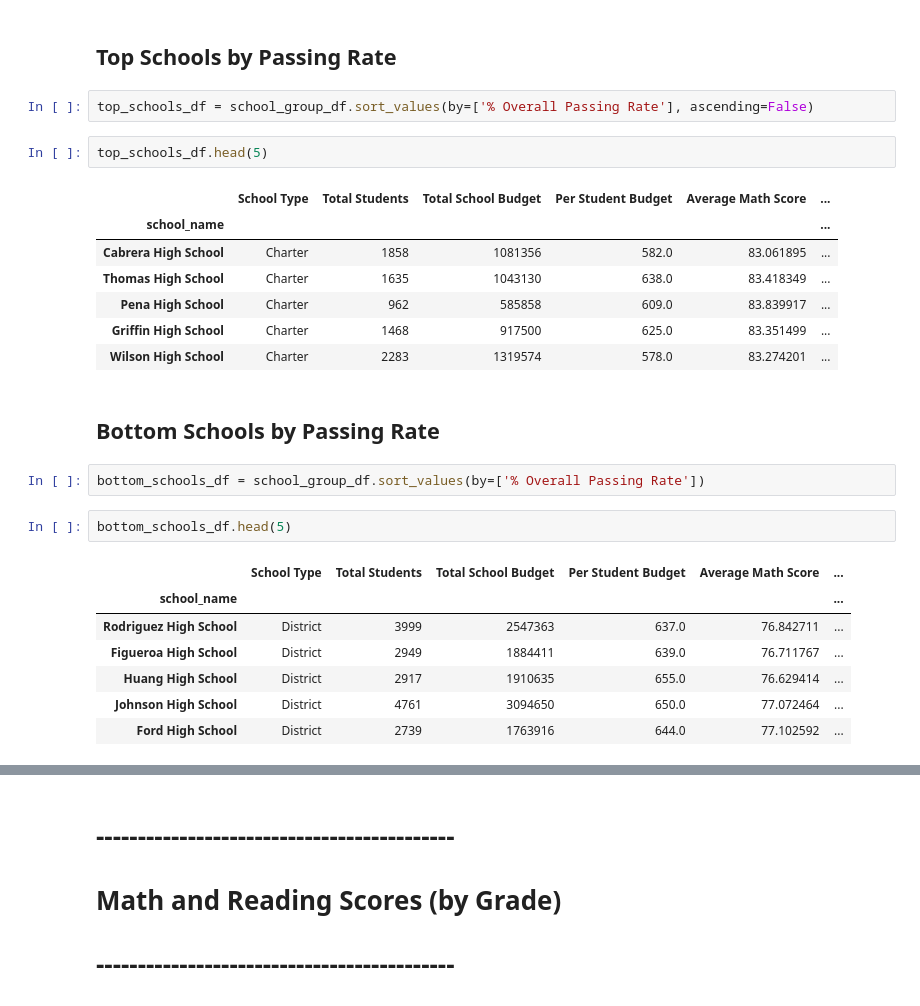
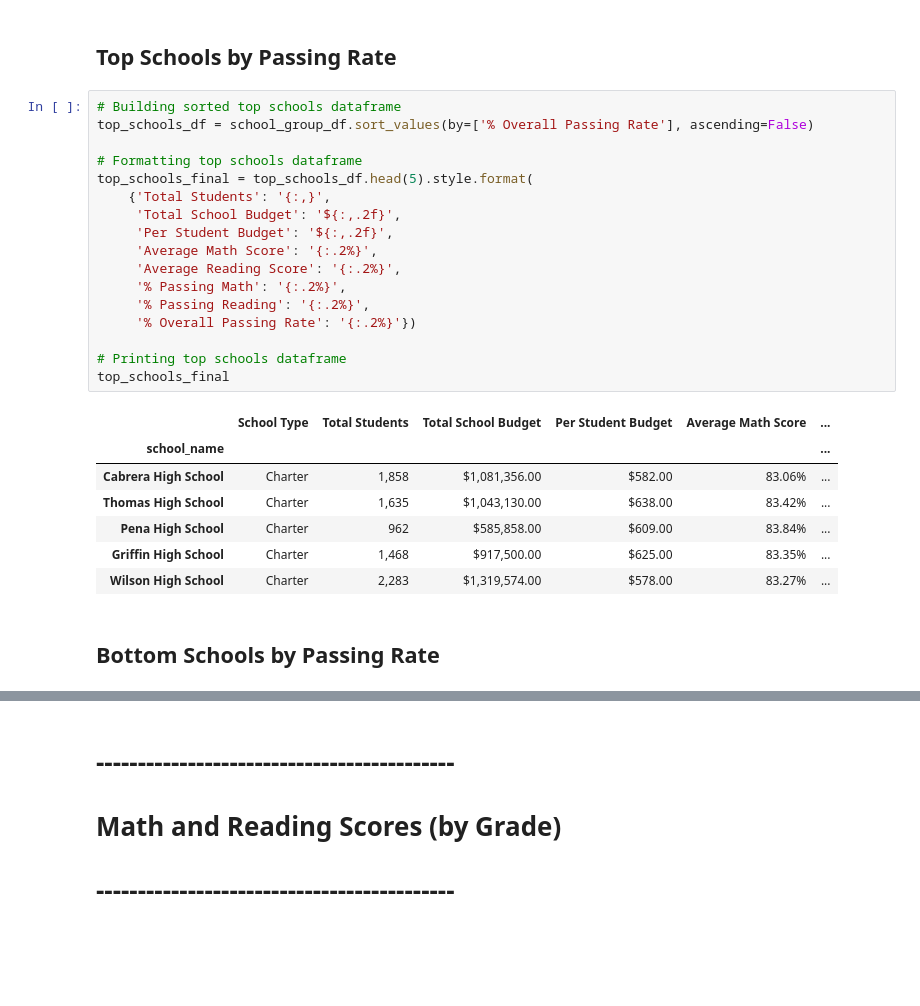
Before and after one commit to troypramsey/pandas-challenge, a Jupyter notebook: PyCitySchools.ipynb, the cells around one changed output, grey strips where cells are left out. Drawn from its saved outputs; the diff is of its cells as text; blank space fills up the shorter version.

```diff
--- a/PyCitySchools.ipynb
+++ b/PyCitySchools.ipynb
@@ -97,29 +114,30 @@ school_group_df
 # --------------------------------------------------
 # %% [markdown]
 ## Top Schools by Passing Rate
-# %%
-top_schools_df = school_group_df.sort_values(by=['% Overall Passing Rate'], ascending=False)
-# %%
-top_schools_df.head(5)
-# %% [output]
-|  | School Type | Total Students | Total School Budget | Per Student Budget | Average Math Score | ... |
-| school_name |  |  |  |  |  | ... |
-| Cabrera High School | Charter | 1858 | 1081356 | 582.0 | 83.061895 | ... |
-| Thomas High School | Charter | 1635 | 1043130 | 638.0 | 83.418349 | ... |
-| Pena High School | Charter | 962 | 585858 | 609.0 | 83.839917 | ... |
-| Griffin High School | Charter | 1468 | 917500 | 625.0 | 83.351499 | ... |
-| Wilson High School | Charter | 2283 | 1319574 | 578.0 | 83.274201 | ... |
+# %%
+# Building sorted top schools dataframe
+top_schools_df = school_group_df.sort_values(by=['% Overall Passing Rate'], ascending=False)
+
+# Formatting top schools dataframe
+top_schools_final = top_schools_df.head(5).style.format(
+    {'Total Students': '{:,}',
+     'Total School Budget': '${:,.2f}',
+     'Per Student Budget': '${:,.2f}',
+     'Average Math Score': '{:.2%}',
+     'Average Reading Score': '{:.2%}',
+     '% Passing Math': '{:.2%}',
+     '% Passing Reading': '{:.2%}',
+     '% Overall Passing Rate': '{:.2%}'})
+
+# Printing top schools dataframe
+top_schools_final
+# %% [output]
+|  | School Type | Total Students | Total School Budget | Per Student Budget | Average Math Score | ... |
+| school_name |  |  |  |  |  | ... |
+| Cabrera High School | Charter | 1,858 | $1,081,356.00 | $582.00 | 83.06% | ... |
+| Thomas High School | Charter | 1,635 | $1,043,130.00 | $638.00 | 83.42% | ... |
+| Pena High School | Charter | 962 | $585,858.00 | $609.00 | 83.84% | ... |
+| Griffin High School | Charter | 1,468 | $917,500.00 | $625.00 | 83.35% | ... |
+| Wilson High School | Charter | 2,283 | $1,319,574.00 | $578.00 | 83.27% | ... |
 # %% [markdown]
 ## Bottom Schools by Passing Rate
-# %%
-bottom_schools_df = school_group_df.sort_values(by=['% Overall Passing Rate'])
-# %%
-bottom_schools_df.head(5)
-# %% [output]
-|  | School Type | Total Students | Total School Budget | Per Student Budget | Average Math Score | ... |
-| school_name |  |  |  |  |  | ... |
-| Rodriguez High School | District | 3999 | 2547363 | 637.0 | 76.842711 | ... |
-| Figueroa High School | District | 2949 | 1884411 | 639.0 | 76.711767 | ... |
-| Huang High School | District | 2917 | 1910635 | 655.0 | 76.629414 | ... |
-| Johnson High School | District | 4761 | 3094650 | 650.0 | 77.072464 | ... |
-| Ford High School | District | 2739 | 1763916 | 644.0 | 77.102592 | ... |
```
Also changed, not shown: parts of 48 cells of this notebook.
